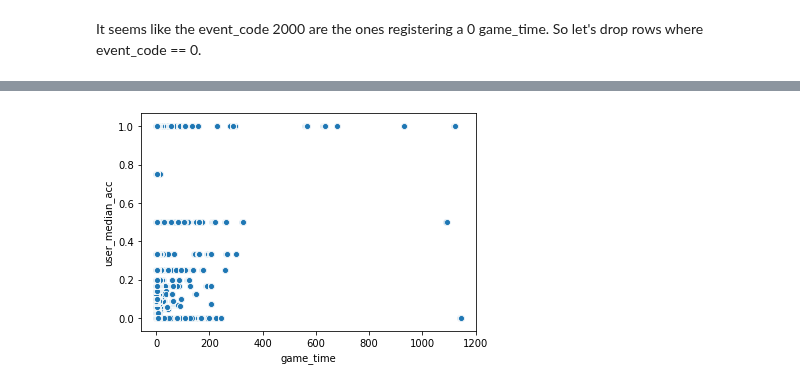
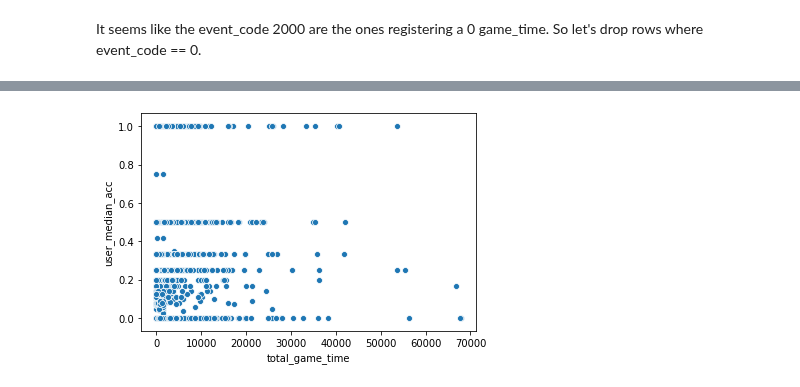
Before and after one commit to cats-in-the-hat/PBS-KIDS2, a Jupyter notebook: cris_ntbk.ipynb, the cells around one changed output, grey strips where cells are left out. Cells and saved outputs as stored; diff of their text form; code cells hidden in the pictures.

```diff
--- a/cris_ntbk.ipynb
+++ b/cris_ntbk.ipynb
@@ -545,7 +545,7 @@ import seaborn as sns
 
 from sklearn.preprocessing import normalize
 # %%
-big = pd.read_csv("df_types.csv")
+big = pd.read_csv("train_maybe_final.csv")
 # %%
 big.head()
 # %% [output]
@@ -659,3 +690,5 @@ It seems like the event_code 2000 are the ones registering a 0 game_time. So let
 game_only = game_only[game_only.event_code != 2000]
 # %%
 game_only.game_time = game_only.game_time / 60_000
+# %%
+sum_game_time = game_only.groupby("installation_id")[["game_time"]].sum().rename(columns={"game_time":"total_game_time"})
@@ -661,0 +700,2 @@ game_only.game_time = game_only.game_time / 60_000
+# %%
+aggregated = user_median_acc.join(sum_game_time).fillna(0)
@@ -670,5 +734,5 @@ game_only = game_only[game_only.game_time < 2000]
 # %%
-sns.scatterplot(x="game_time",y="user_median_acc",data=game_only)
+sns.scatterplot(x="total_game_time",y="user_median_acc",data=aggregated[aggregated.total_game_time < 80000])
 plt.show()
 # %% [output]
-[figure, old version]
+[figure, new version]
```
Also changed, not shown: parts of 71 cells of this notebook.
